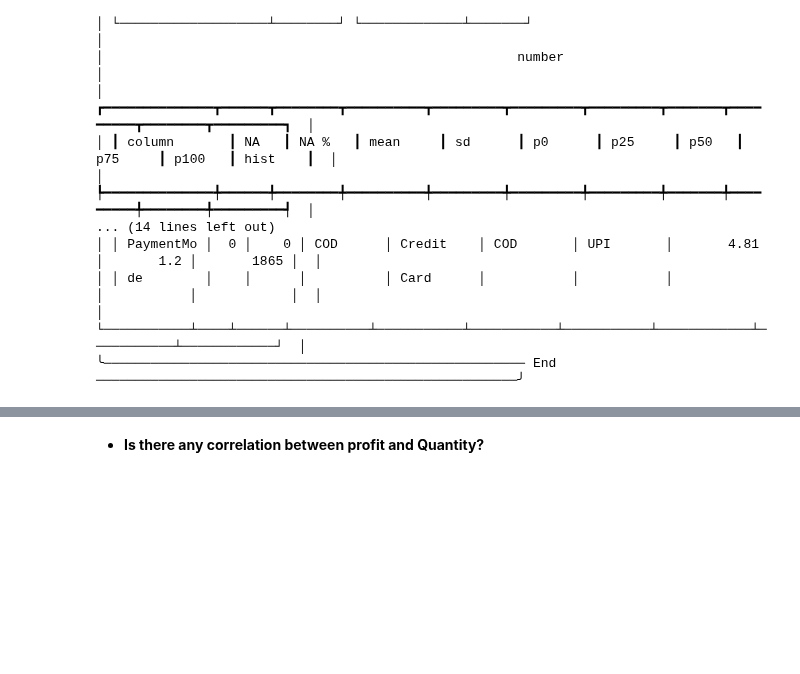
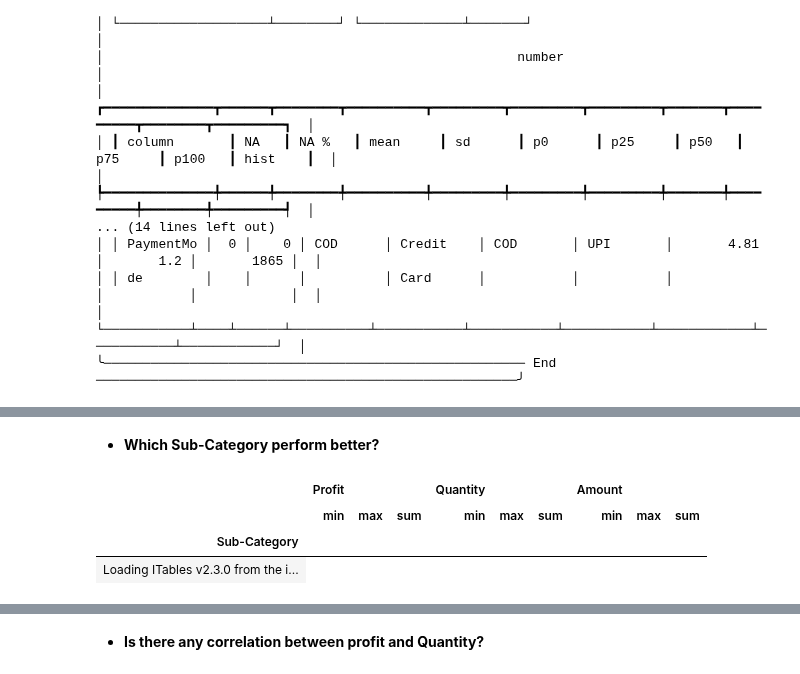
Before and after one commit to TimotheeNkwar/Data-Science-projects, a Jupyter notebook: project 6 Online Sales Data Analysis/Online Sales Data.ipynb, the cells around one changed output, grey strips where cells are left out. Saved outputs shown, nothing was run; the diff lists cells and outputs as text; code cells hidden in the pictures; blank space fills up the shorter version.

```diff
--- a/project 6 Online Sales Data Analysis/Online Sales Data.ipynb
+++ b/project 6 Online Sales Data Analysis/Online Sales Data.ipynb
@@ -61,0 +81,14 @@ skim(data)
+# %% [markdown]
+- **Which Sub-Category  perform better?**
+# %%
+
+Subcategory = data.groupby("Sub-Category").agg({
+     "Profit":["min","max","sum"],
+     "Quantity":["min","max","sum"],
+     "Amount":["min","max","sum"]})
+show(Subcategory)
+# %% [output]
+|  | Profit |  |  | Quantity |  |  | Amount |  |  |
+|  | min | max | sum | min | max | sum | min | max | sum |
+| Sub-Category |  |  |  |  |  |  |  |  |  |
+| Loading ITables v2.3.0 from the i... |
```
Also changed, not shown: parts of 4 cells of this notebook.
